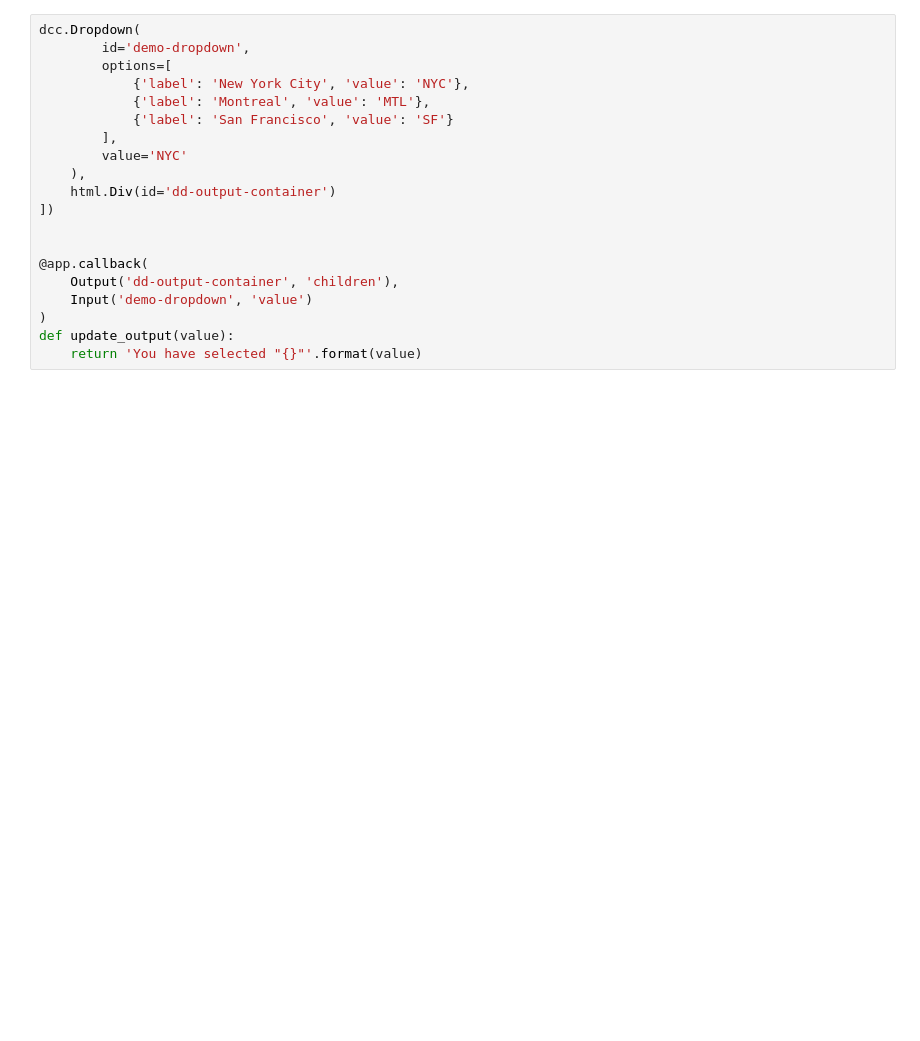
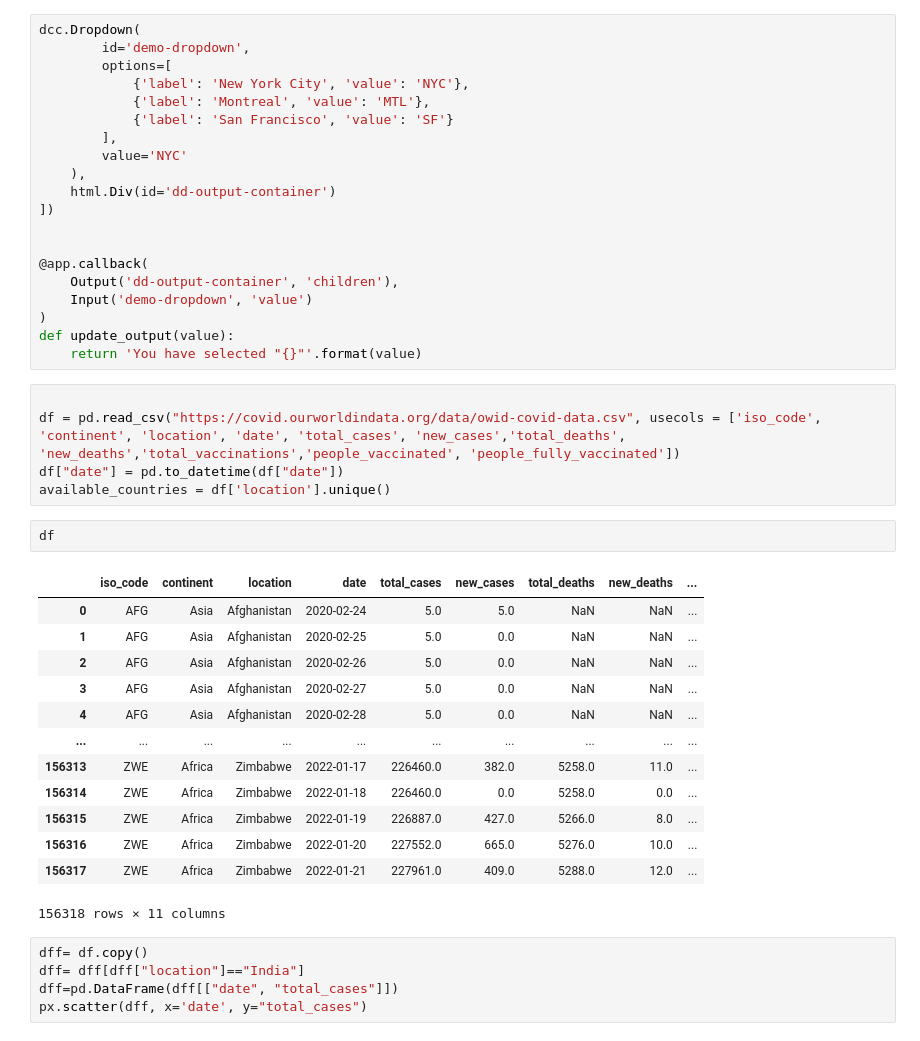
Before and after one commit to nik463/null_gravity, a Jupyter notebook: coviddash/dashitems/data.ipynb, the cells around one changed output. Saved outputs shown, nothing was run; the diff lists cells and outputs as text; blank space fills up the shorter version.

Commit message:
basic covid dash ready

```diff
--- a/coviddash/dashitems/data.ipynb
+++ b/coviddash/dashitems/data.ipynb
@@ -345,3 +394,29 @@ dcc.Dropdown(
 )
 def update_output(value):
     return 'You have selected "{}"'.format(value)
+# %%
+
+df = pd.read_csv("https://covid.ourworldindata.org/data/owid-covid-data.csv", usecols = ['iso_code', 'continent', 'location', 'date', 'total_cases', 'new_cases','total_deaths', 'new_deaths','total_vaccinations','people_vaccinated', 'people_fully_vaccinated'])
+df["date"] = pd.to_datetime(df["date"])
+available_countries = df['location'].unique()
+# %%
+df
+# %% [output]
+|  | iso_code | continent | location | date | total_cases | new_cases | total_deaths | new_deaths | ... |
+| 0 | AFG | Asia | Afghanistan | 2020-02-24 | 5.0 | 5.0 | NaN | NaN | ... |
+| 1 | AFG | Asia | Afghanistan | 2020-02-25 | 5.0 | 0.0 | NaN | NaN | ... |
+| 2 | AFG | Asia | Afghanistan | 2020-02-26 | 5.0 | 0.0 | NaN | NaN | ... |
+| 3 | AFG | Asia | Afghanistan | 2020-02-27 | 5.0 | 0.0 | NaN | NaN | ... |
+| 4 | AFG | Asia | Afghanistan | 2020-02-28 | 5.0 | 0.0 | NaN | NaN | ... |
+| ... | ... | ... | ... | ... | ... | ... | ... | ... | ... |
+| 156313 | ZWE | Africa | Zimbabwe | 2022-01-17 | 226460.0 | 382.0 | 5258.0 | 11.0 | ... |
+| 156314 | ZWE | Africa | Zimbabwe | 2022-01-18 | 226460.0 | 0.0 | 5258.0 | 0.0 | ... |
+| 156315 | ZWE | Africa | Zimbabwe | 2022-01-19 | 226887.0 | 427.0 | 5266.0 | 8.0 | ... |
+| 156316 | ZWE | Africa | Zimbabwe | 2022-01-20 | 227552.0 | 665.0 | 5276.0 | 10.0 | ... |
+| 156317 | ZWE | Africa | Zimbabwe | 2022-01-21 | 227961.0 | 409.0 | 5288.0 | 12.0 | ... |
+156318 rows × 11 columns
+# %%
+dff= df.copy()
+dff= dff[dff["location"]=="India"]
+dff=pd.DataFrame(dff[["date", "total_cases"]])
+px.scatter(dff, x='date', y="total_cases")
```
Also changed, not shown: parts of 8 cells of this notebook, 3 other files.
